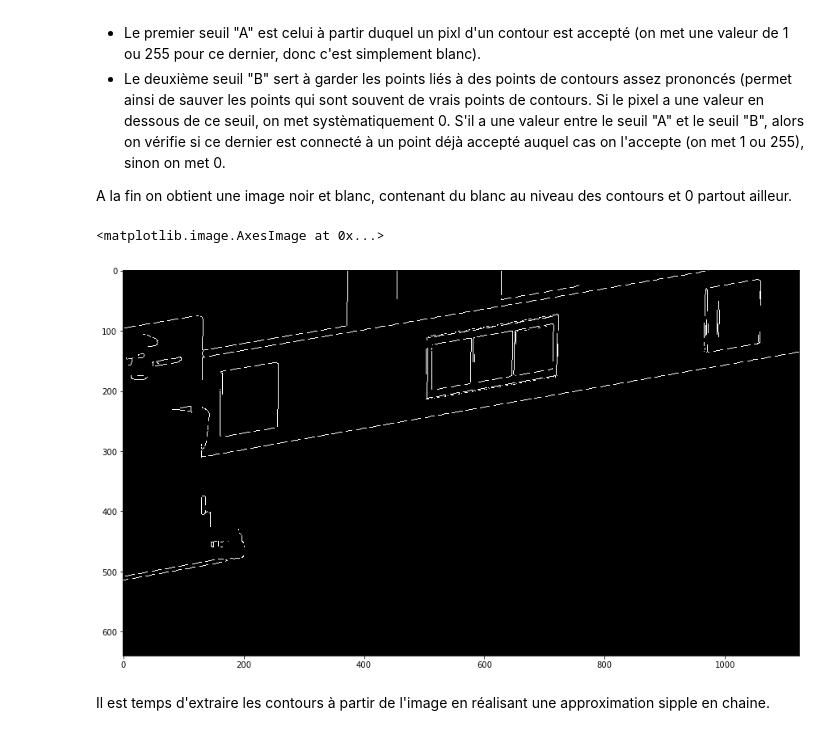
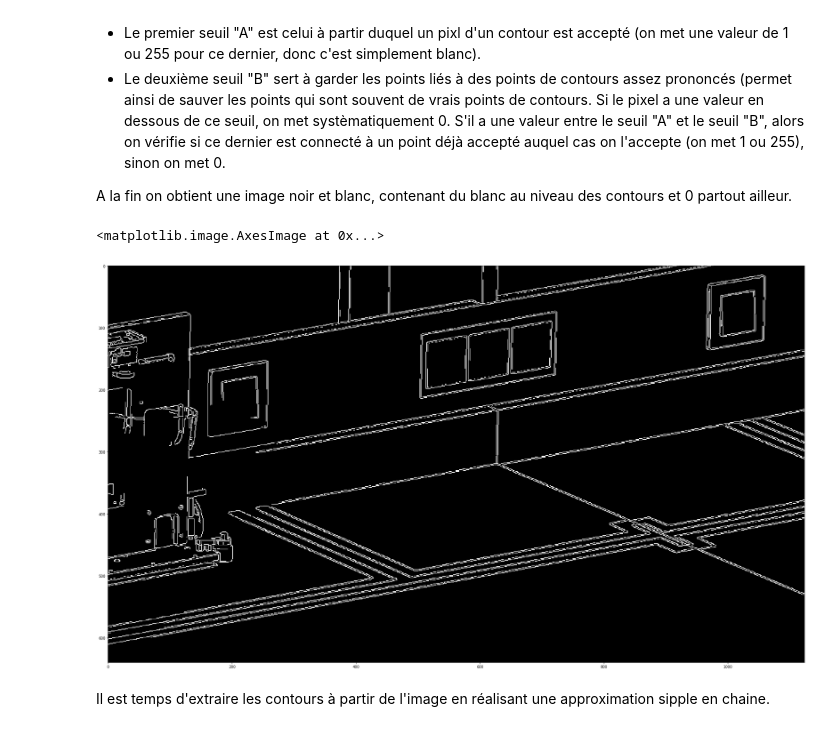
Before and after one commit to SNerduino/rectangles_extractor, a Jupyter notebook: Detecteur de sequences de couleurs sous forme de carrés.ipynb, the cells around one changed output. Saved outputs shown, nothing was run; the diff lists cells and outputs as text; code cells hidden in the pictures.

Commit message:
Added erode and dilate image

```diff
--- a/Detecteur de sequences de couleurs sous forme de carrés.ipynb
+++ b/Detecteur de sequences de couleurs sous forme de carrés.ipynb
@@ -47,0 +53,5 @@ img_gray = cv2.cvtColor(img_rw, cv2.COLOR_BGR2GRAY)
+# %%
+#img_sat, mask = cv2.threshold(img_gray, 150, 255, cv2.THRESH_BINARY)
+mask = img_gray
+plt.figure(figsize = (25,25))
+plt.imshow(mask, cmap='gray')
@@ -47,0 +61,17 @@ img_gray = cv2.cvtColor(img_rw, cv2.COLOR_BGR2GRAY)
+# %%
+kern=np.array([[0,0,0,0,0],
+               [0,1,1,1,0],
+               [0,1,1,1,0],
+               [0,1,1,1,0],
+               [0,0,0,0,0]],np.uint8)
+
+kern2=np.ones((5,5),np.uint8)
+img_eroded = cv2.erode(mask,kern)
+img_eroded = cv2.dilate(img_eroded,kern)
+img_eroded = cv2.erode(img_eroded,kern)
+img_eroded = cv2.dilate(img_eroded,kern)
+plt.figure(figsize = (25,25))
+plt.imshow(img_eroded, cmap='gray')
+#img_eroded = cv2.dilate(img_eroded,kern2)
+#plt.figure(figsize = (25,25))
+#plt.imshow(img_eroded, cmap='gray')
@@ -122,12 +155,12 @@ Deux seuils sont utilisés :
 
 A la fin on obtient une image noir et blanc, contenant du blanc au niveau des contours et 0 partout ailleur.
 # %%
-img_canny = cv2.Canny(img_gray, 100,200)
-plt.figure(figsize = (15,15))
+img_canny = cv2.Canny(img_eroded, 100,200)
+plt.figure(figsize = (35,35))
 plt.imshow(img_canny, cmap='gray')
 # %% [output]
 <matplotlib.image.AxesImage at 0x...>
-[figure, old version]
+[figure, new version]
 # %% [markdown]
 Il est temps d'extraire les contours à partir de l'image en réalisant une approximation sipple en chaine.
 # %%
```
Also changed, not shown: parts of 9 cells of this notebook.
